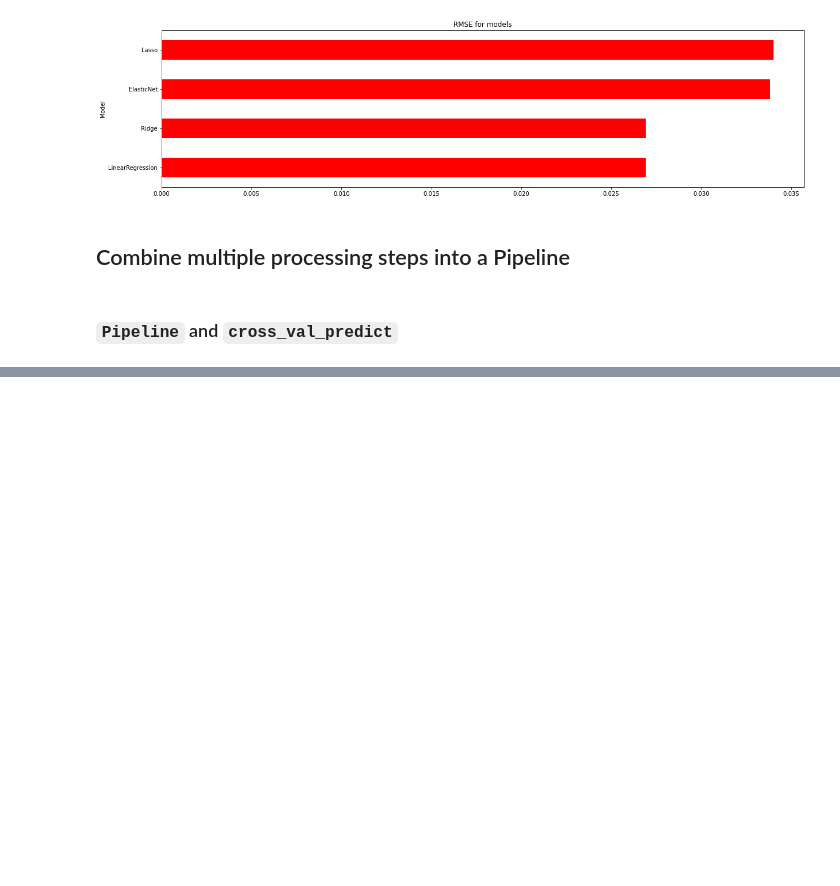
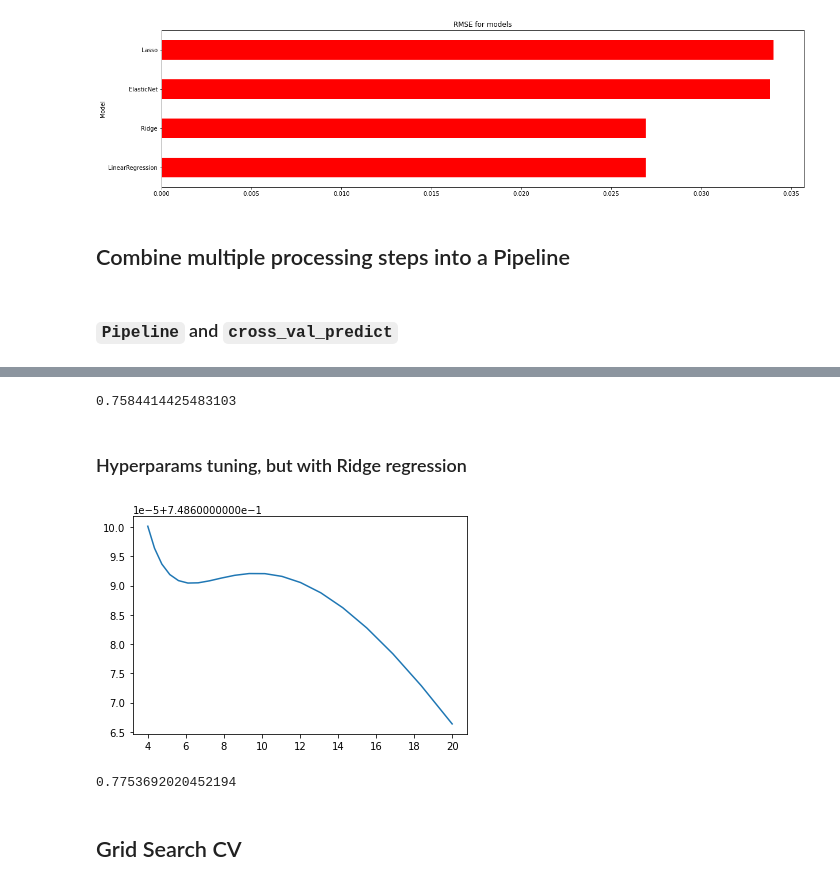
Before and after one commit to LucianPopaLVP/Project-3---Supervised-Learning---Regression, a Jupyter notebook: linear_regression_CaliforniaHousing.ipynb, the cells around one changed output, grey strips where cells are left out. Saved outputs shown, nothing was run; the diff lists cells and outputs as text; code cells hidden in the pictures; blank space fills up the shorter version.

```diff
--- a/linear_regression_CaliforniaHousing.ipynb
+++ b/linear_regression_CaliforniaHousing.ipynb
@@ -517,0 +657,46 @@ estimator = Pipeline([("scaler", SS),
+# %%
+# Once we have found the hyperparameter (alpha~1e-2=0.01)
+# make the model and train it on ALL the data
+# Then release it into the wild .....
+best_estimator = Pipeline([
+                    ("scaler", SS),
+                    ("make_higher_degree", PolynomialFeatures(degree=2)),
+                    ("lasso_regression", Lasso(alpha=0.0001))])
+
+best_estimator.fit(X, y)
+best_estimator.score(X, y)
+# %% [output]
+0.7584414425483103
+# %% [markdown]
+### Hyperparams tuning, but with Ridge regression
+# %%
+pf = PolynomialFeatures(degree=2)
+alphas = np.geomspace(4, 20, 20)
+scores=[]
+for alpha in alphas:
+    ridge = Ridge(alpha=alpha, max_iter=100000)
+
+    estimator = Pipeline([
+        ("scaler", SS),
+        ("polynomial_features", pf),
+        ("ridge_regression", ridge)])
+
+    predictions = cross_val_predict(estimator, X, y, cv = kf)
+    score = r2_score(y, predictions)
+    scores.append(score)
+
+plt.plot(alphas, scores);
+# %% [output]
+[figure, added]
+# %%
+best_estimator2 = Pipeline([
+                    ("scaler", SS),
+                    ("make_higher_degree", PolynomialFeatures(degree=2)),
+                    ("ridge_regression", Ridge(alpha=0.02))])
+
+best_estimator2.fit(X, y)
+best_estimator2.score(X, y)
+# %% [output]
+0.7753692020452194
+# %% [markdown]
+## Grid Search CV
```
Also changed, not shown: parts of 22 cells of this notebook.
